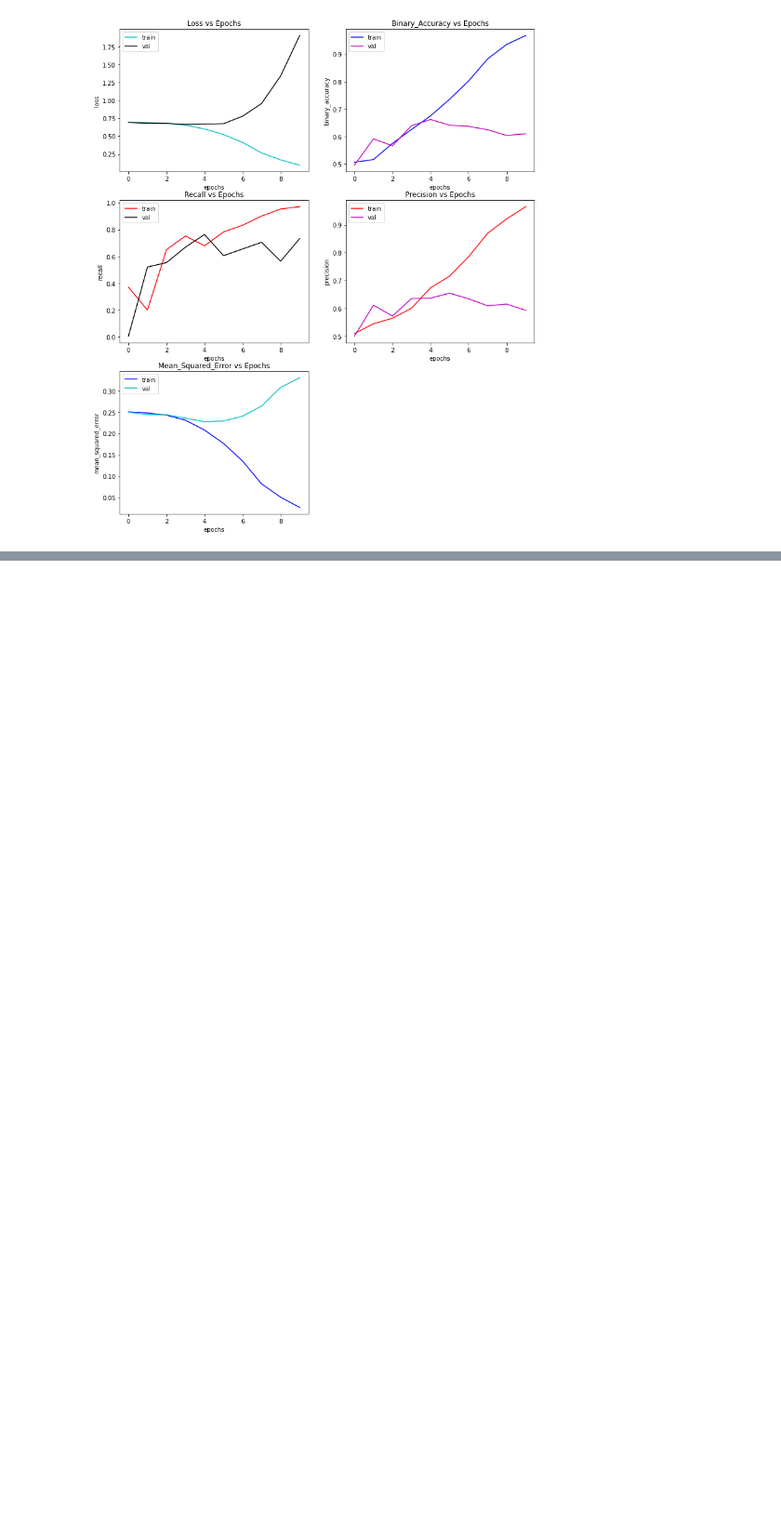
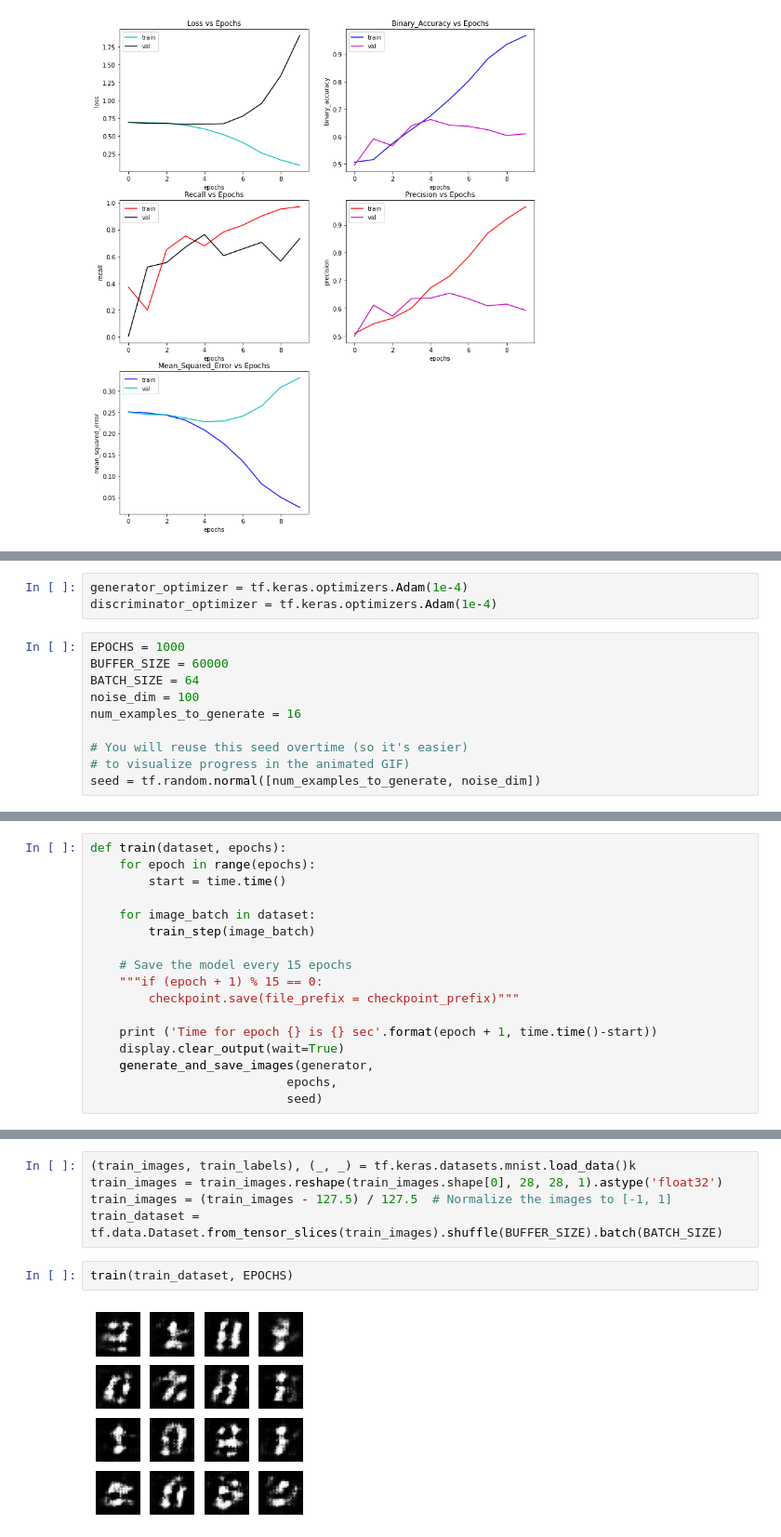
Before and after one commit to charbel-a-hC/ups-mv-gans, a Jupyter notebook: GANS_Project_Charbel_Abi_Hana.ipynb, the cells around one changed output, grey strips where cells are left out. Shown: that part at 93% size. Drawn from its saved outputs; the diff is of its cells as text; blank space fills up the shorter version.

Commit message:
added mnist GANS for comparison

```diff
--- a/GANS_Project_Charbel_Abi_Hana.ipynb
+++ b/GANS_Project_Charbel_Abi_Hana.ipynb
@@ -295,0 +507,13 @@ show_metrics_classification(cats_dogs_classifier.history)
+# %%
+generator_optimizer = tf.keras.optimizers.Adam(1e-4)
+discriminator_optimizer = tf.keras.optimizers.Adam(1e-4)
+# %%
+EPOCHS = 1000
+BUFFER_SIZE = 60000
+BATCH_SIZE = 64
+noise_dim = 100
+num_examples_to_generate = 16
+
+# You will reuse this seed overtime (so it's easier)
+# to visualize progress in the animated GIF)
+seed = tf.random.normal([num_examples_to_generate, noise_dim])
@@ -295,0 +547,17 @@ show_metrics_classification(cats_dogs_classifier.history)
+# %%
+def train(dataset, epochs):
+    for epoch in range(epochs):
+        start = time.time()
+
+    for image_batch in dataset:
+        train_step(image_batch)
+
+    # Save the model every 15 epochs
+    """if (epoch + 1) % 15 == 0:
+        checkpoint.save(file_prefix = checkpoint_prefix)"""
+
+    print ('Time for epoch {} is {} sec'.format(epoch + 1, time.time()-start))
+    display.clear_output(wait=True)
+    generate_and_save_images(generator,
+                           epochs,
+                           seed)
@@ -295,0 +579,9 @@ show_metrics_classification(cats_dogs_classifier.history)
+# %%
+(train_images, train_labels), (_, _) = tf.keras.datasets.mnist.load_data()k
+train_images = train_images.reshape(train_images.shape[0], 28, 28, 1).astype('float32')
+train_images = (train_images - 127.5) / 127.5  # Normalize the images to [-1, 1]
+train_dataset = tf.data.Dataset.from_tensor_slices(train_images).shuffle(BUFFER_SIZE).batch(BATCH_SIZE)
+# %%
+train(train_dataset, EPOCHS)
+# %% [output]
+[figure, added]
```
Also changed, not shown: parts of 26 cells of this notebook, 4 other files.
